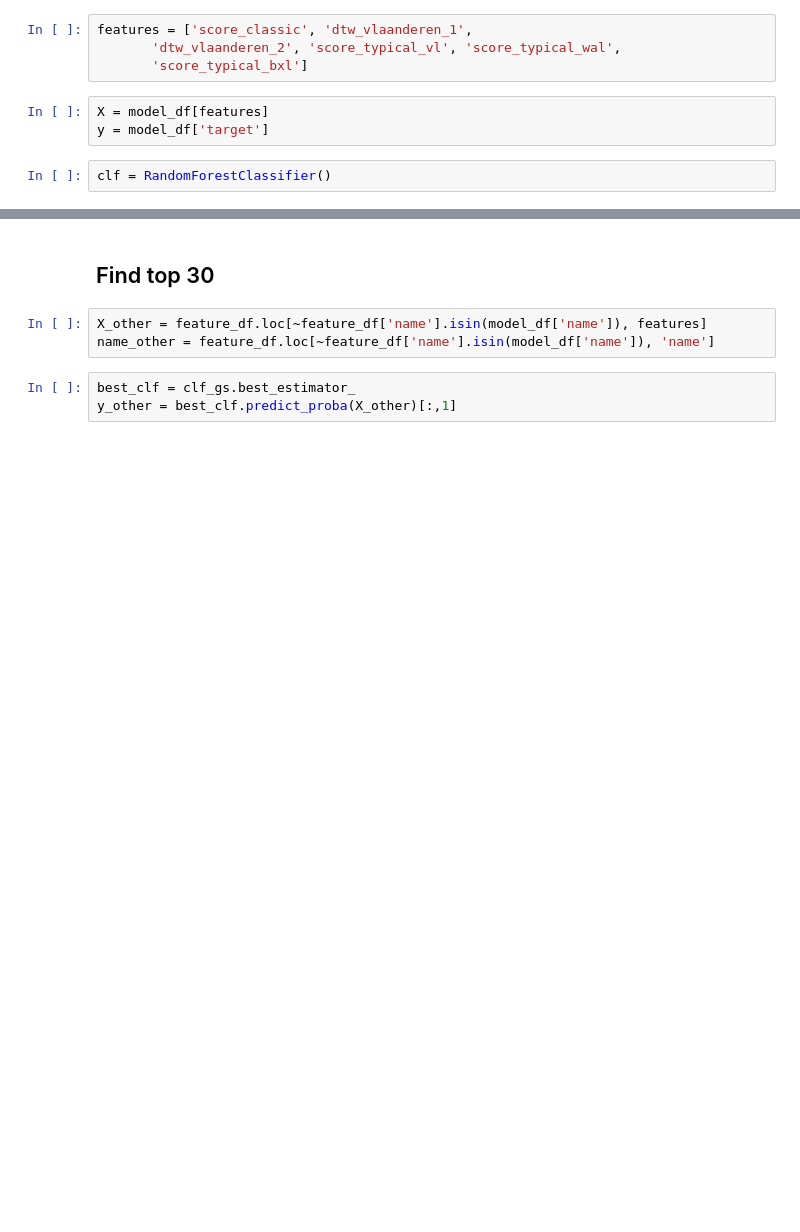
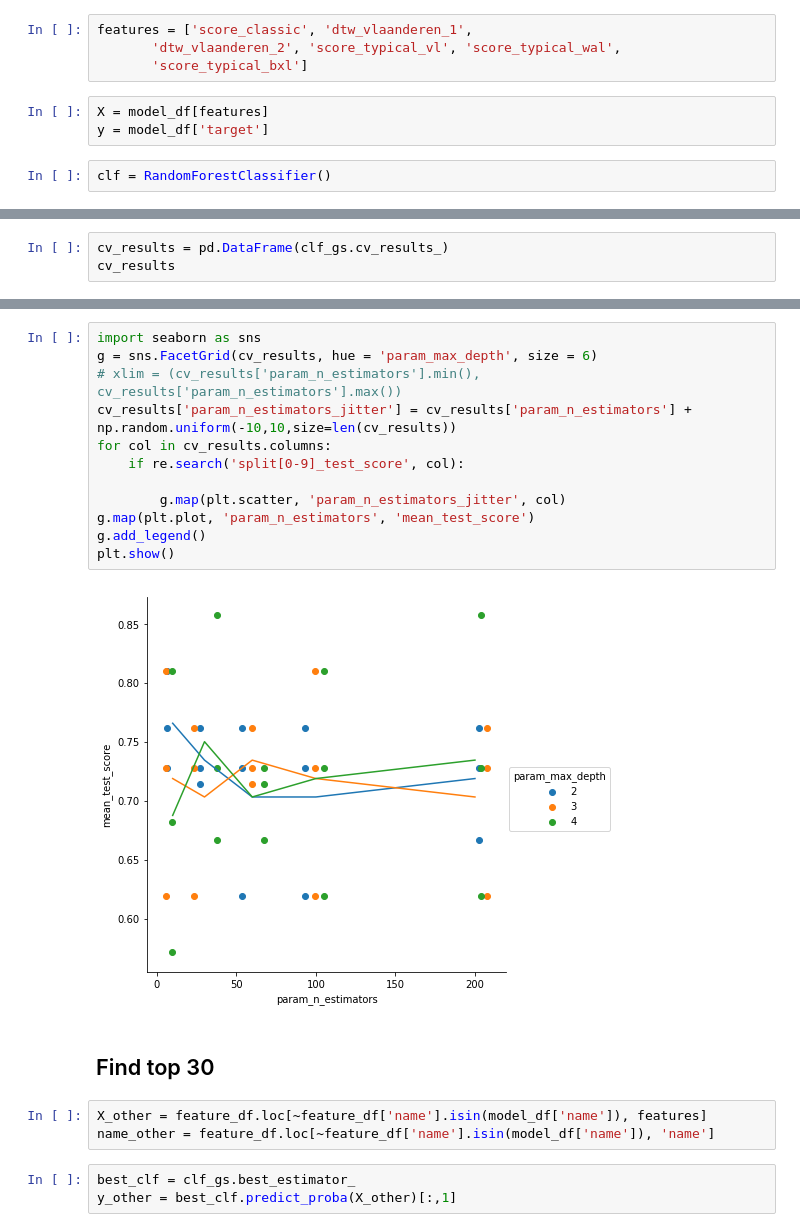
Before and after one commit to rockestate/bootcamp2017, a Jupyter notebook: notebooks/recommandation-engine.ipynb, the cells around one changed output, grey strips where cells are left out. Cells and saved outputs as stored; diff of their text form; blank space fills up the shorter version.

```diff
--- a/notebooks/recommandation-engine.ipynb
+++ b/notebooks/recommandation-engine.ipynb
@@ -234,0 +236,3 @@ clf_gs.best_params_
+# %%
+cv_results = pd.DataFrame(clf_gs.cv_results_)
+cv_results
@@ -235,3 +256,17 @@ clf_gs.best_params_
+# %%
+import seaborn as sns
+g = sns.FacetGrid(cv_results, hue = 'param_max_depth', size = 6)
+# xlim = (cv_results['param_n_estimators'].min(), cv_results['param_n_estimators'].max())
+cv_results['param_n_estimators_jitter'] = cv_results['param_n_estimators'] + np.random.uniform(-10,10,size=len(cv_results))
+for col in cv_results.columns:
+    if re.search('split[0-9]_test_score', col):
+
+        g.map(plt.scatter, 'param_n_estimators_jitter', col)
+g.map(plt.plot, 'param_n_estimators', 'mean_test_score')
+g.add_legend()
+plt.show()
+# %% [output]
+[figure, added]
 # %% [markdown]
 ## Find top 30
 # %%
```
Also changed, not shown: parts of 11 cells of this notebook.
